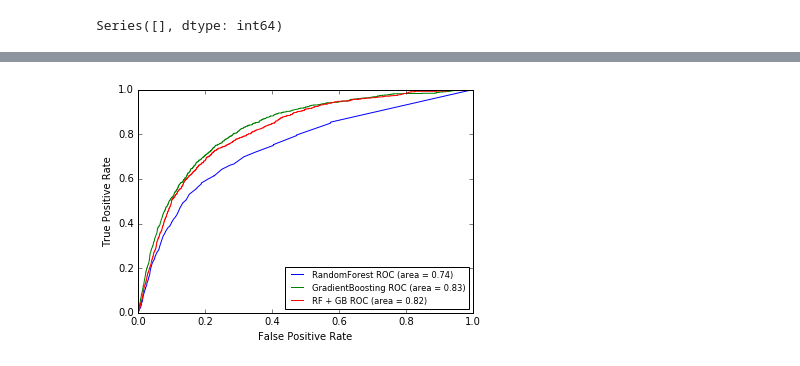
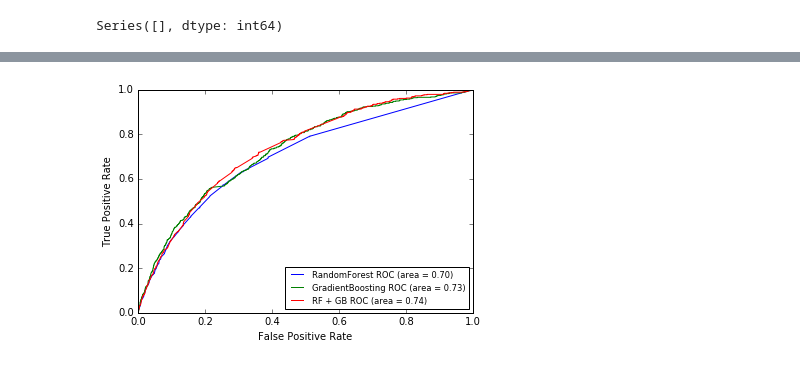
Before and after one commit to grebenyukaa/kaggle_santander_happy_customers, a Jupyter notebook: santander.ipynb, the cells around one changed output, grey strips where cells are left out. Drawn from its saved outputs; the diff is of its cells as text; code cells hidden in the pictures.

Commit message:
added SVD feature reduction - still poor results

```diff
--- a/santander.ipynb
+++ b/santander.ipynb
@@ -77,13 +68,20 @@ for col in cdata.columns:
+# %%
+#feature count reduction
+from sklearn.decomposition import TruncatedSVD
+svd = TruncatedSVD(n_components = 10)
+svd_tr = svd.fit(cdata)
+# %%
+cdata = DataFrame(svd_tr.transform(cdata))
 # %%
 Y = data['TARGET']
 X = cdata
 kcv = 5
 cvd = {}
 # %%
-X_train, X_test, y_train, y_test = train_test_split(X, Y, test_size=0.3, random_state=42)
+X_train, X_test, y_train, y_test = train_test_split(X, Y, test_size=0.2, random_state=42)
 # %%
-model_rfc = RandomForestClassifier(n_estimators = 200, n_jobs=-1)
-model_xgb = xgb.XGBClassifier(max_depth=3, n_estimators=300, learning_rate=0.05)
+model_rfc = RandomForestClassifier(n_estimators = 100, n_jobs=-1)
+model_xgb = xgb.XGBClassifier(objective = "binary:logistic", reg_lambda = 0, reg_alpha = 1, max_depth=15, n_estimators=100, learning_rate=0.3, nthread=-1)
 # %%
 scores = cross_validation.cross_val_score(model_rfc, X_train, y_train, cv = kcv)
 cvd['RandomForestClassifier'] = scores
@@ -99,24 +96,24 @@ plt.plot(range(len(scores)), cvd['RandomForestClassifier'], 'b', range(len(score
 # %%
 pl.clf()
 
 rf_probas = model_rfc.fit(X_train, y_train).predict_proba(X_test)
 fpr, tpr, thresholds = roc_curve(y_test, rf_probas[:, 1])
 roc_auc  = auc(fpr, tpr)
 pl.plot(fpr, tpr, label='%s ROC (area = %0.2f)' % ('RandomForest',roc_auc))
 
 gb_probas = model_xgb.fit(X_train, y_train).predict_proba(X_test)
 fpr, tpr, thresholds = roc_curve(y_test, gb_probas[:, 1])
 roc_auc  = auc(fpr, tpr)
 pl.plot(fpr, tpr, label='%s ROC (area = %0.2f)' % ('GradientBoosting',roc_auc))
 
-rf_gb_probas = (rf_probas + gb_probas) / 2
+rf_gb_probas = np.maximum(rf_probas, gb_probas)
 fpr, tpr, thresholds = roc_curve(y_test, rf_gb_probas[:, 1])
 roc_auc  = auc(fpr, tpr)
 pl.plot(fpr, tpr, label='%s ROC (area = %0.2f)' % ('RF + GB',roc_auc))
 
 pl.xlabel('False Positive Rate')
 pl.ylabel('True Positive Rate')
 pl.legend(loc=0, fontsize='small')
 pl.show()
 # %% [output]
-[figure, old version]
+[figure, new version]
```
Also changed, not shown: parts of 9 cells of this notebook.
